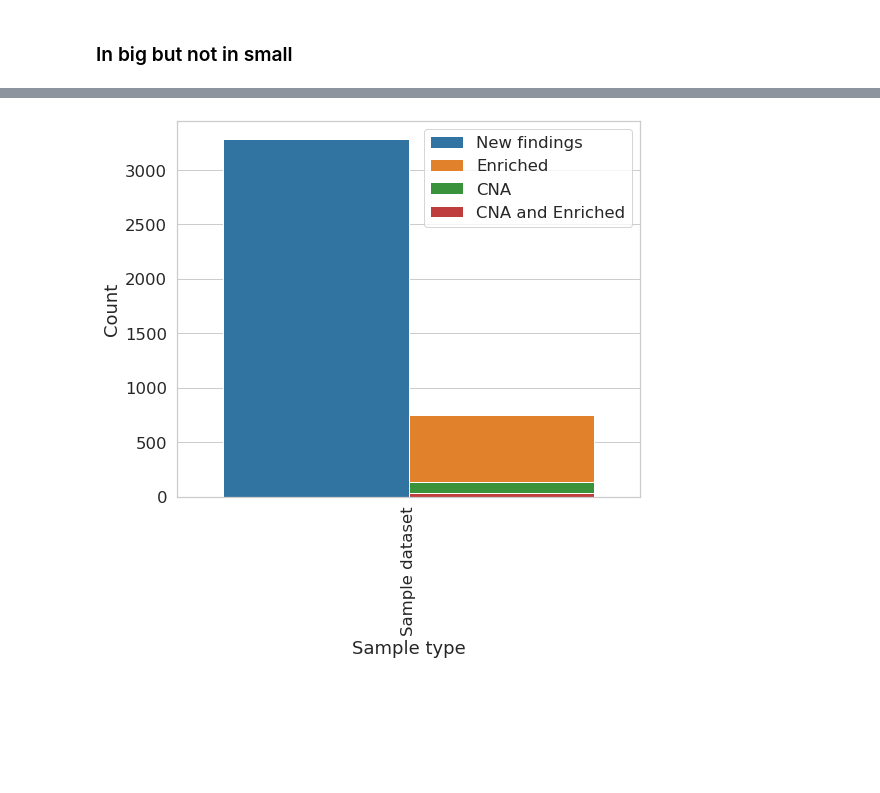
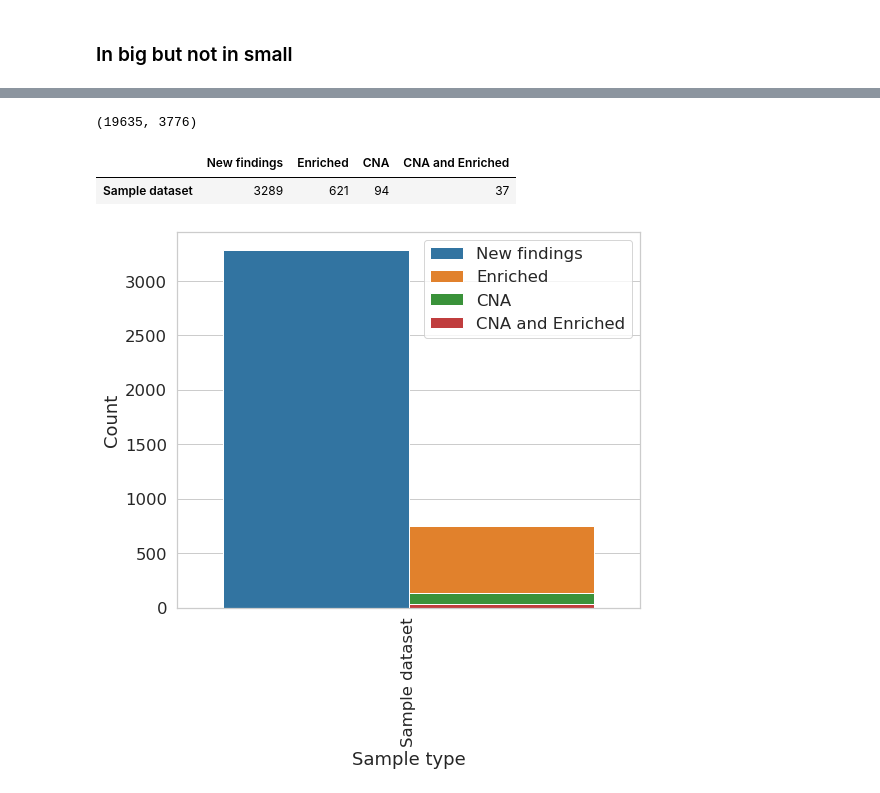
Before and after one commit to MarkF-hanze/ICA, a Jupyter notebook: Jupyter_Notebooks/Inspect_Biology.ipynb, the cells around one changed output, grey strips where cells are left out. Saved outputs shown, nothing was run; the diff lists cells and outputs as text; code cells hidden in the pictures; blank space fills up the shorter version.

```diff
--- a/Jupyter_Notebooks/Inspect_Biology.ipynb
+++ b/Jupyter_Notebooks/Inspect_Biology.ipynb
@@ -446,3 +523,7 @@ plt.savefig('/home/MarkF/DivideConquer/ICA/Results/Cancer_type/NewEnriched.svg',
+# %%
+datasets.get_sample_data().shape
+# %% [output]
+(19635, 3776)
 # %%
 # Calculate correlation
 correlation = Correlation(datasets.get_merged_small(),
@@ -494,6 +575,11 @@ count['CNA and Enriched'] = len(active_components.intersection(cna_components))
 count = pd.DataFrame(count, index=['Sample dataset'])
 count['Biological function'] = count['Enriched'] + count['CNA'] + count['CNA and Enriched']
 count = count[['New findings', 'Enriched', 'CNA', 'CNA and Enriched']]
+# %%
+count
+# %% [output]
+|  | New findings | Enriched | CNA | CNA and Enriched |
+| Sample dataset | 3289 | 621 | 94 | 37 |
 # %%
 # Start plotting the table we just made
 # First set colors and layout
```
Also changed, not shown: parts of 33 cells of this notebook, 5 other files.
